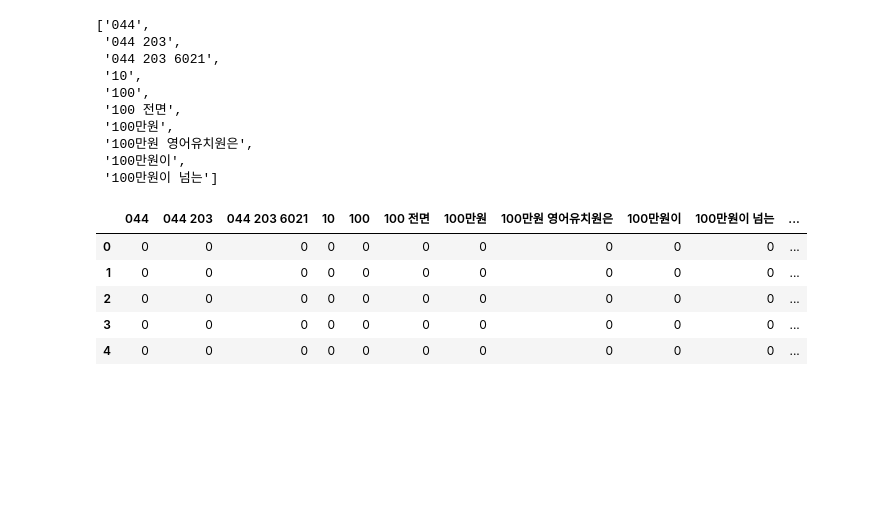
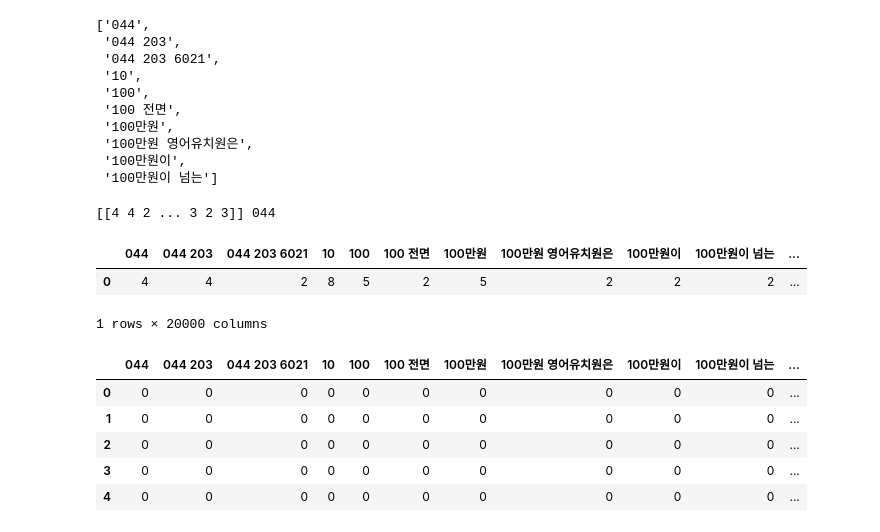
Before and after one commit to corazzon/petitionWrangling, a Jupyter notebook: petition_corrupted.ipynb, the cells around one changed output. Saved outputs shown, nothing was run; the diff lists cells and outputs as text; code cells hidden in the pictures; blank space fills up the shorter version.

```diff
--- a/petition_corrupted.ipynb
+++ b/petition_corrupted.ipynb
@@ -178,4 +183,18 @@ vocab[:10]
  '100만원 영어유치원은',
  '100만원이',
  '100만원이 넘는']
+# %%
+# 벡터화 된 피처를 확인해 봄
+# Bag of words 에 몇 개의 단어가 들어있는지 확인
+dist = np.sum(test_data_features, axis=0)
+
+for tag, count in zip(vocab, dist):
+    print(count, tag)
+
+pd.DataFrame(dist, columns=vocab)
+# %% [output]
+[[4 4 2 ... 3 2 3]] 044
+|  | 044 | 044 203 | 044 203 6021 | 10 | 100 | 100 전면 | 100만원 | 100만원 영어유치원은 | 100만원이 | 100만원이 넘는 | ... |
+| 0 | 4 | 4 | 2 | 8 | 5 | 2 | 5 | 2 | 2 | 2 | ... |
+1 rows × 20000 columns
 # %%
```
Also changed, not shown: parts of 4 cells of this notebook.
